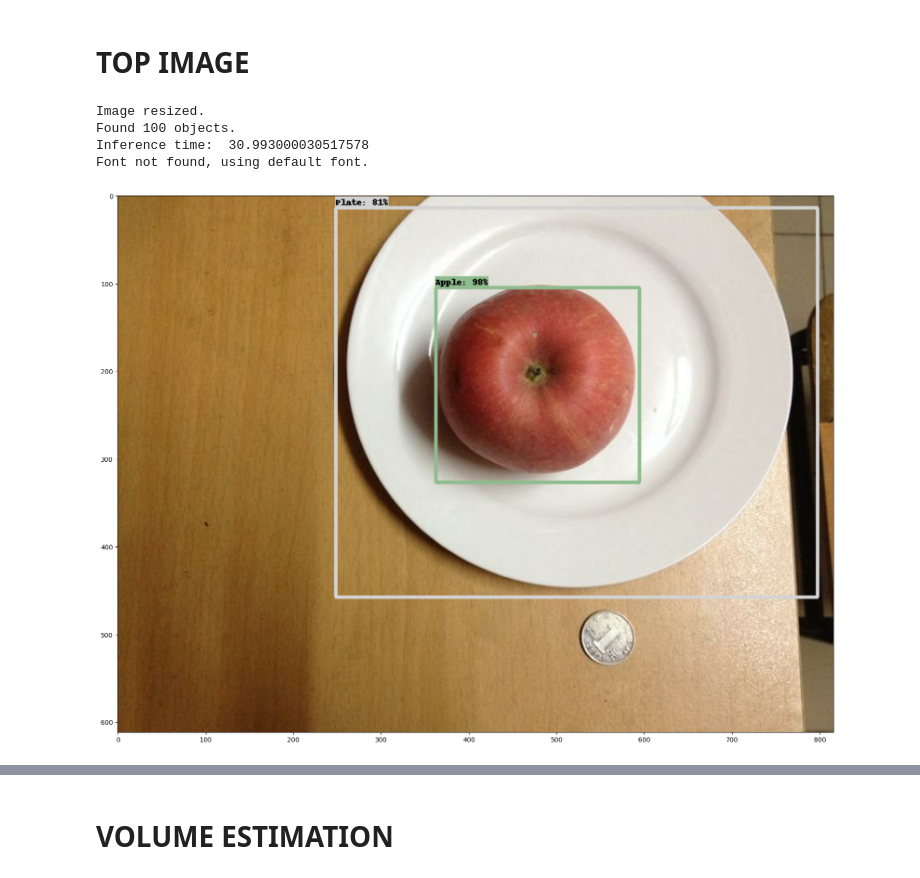
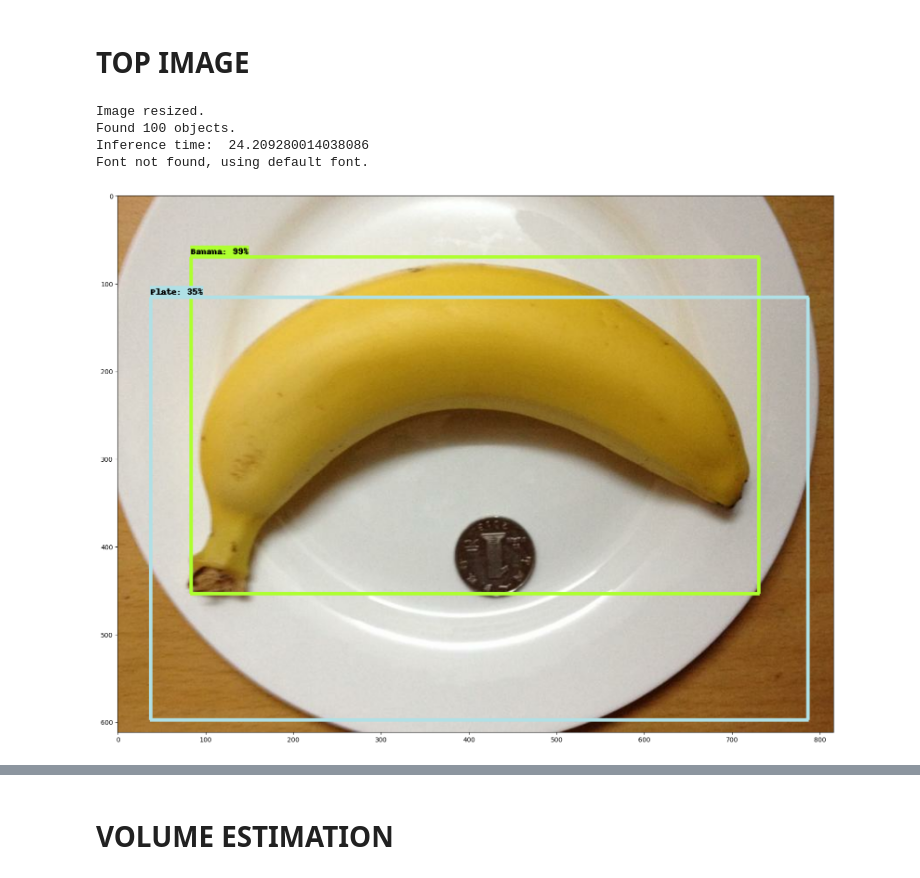
Before and after one commit to graziaperna/CV-project, a Jupyter notebook: src/Detection.ipynb, the cells around one changed output, grey strips where cells are left out. Drawn from its saved outputs; the diff is of its cells as text; code cells hidden in the pictures.

```diff
--- a/src/Detection.ipynb
+++ b/src/Detection.ipynb
@@ -221,16 +251,16 @@ segmented_image_s,ymin_s, xmin_s, ymax_s, xmax_s = run_grabcut(image_path, detec
 # %% [markdown]
 # TOP IMAGE
 # %%
-image_path1 = '..\Dataset\JPEGImages\T\Apple\\apple002T(5).JPG'
+image_path1 = '..\Dataset\JPEGImages\T\Banana\\banana002T(3).JPG'
 downloaded_image_path = resize_image(image_path1, 1280, 856, True)
 image_with_boxes, detections = run_detector(detector, image_path1)
 display_image(image_with_boxes)
 # %% [output]
 Image resized.
 Found 100 objects.
-Inference time:  30.993000030517578
+Inference time:  24.209280014038086
 Font not found, using default font.
-[figure, old version]
+[figure, new version]
 # %%
 segmented_image_t,ymin_t, xmin_t, ymax_t, xmax_t = run_grabcut(image_path1, detections)
 # %% [output]
```
Also changed, not shown: parts of 10 cells of this notebook.
